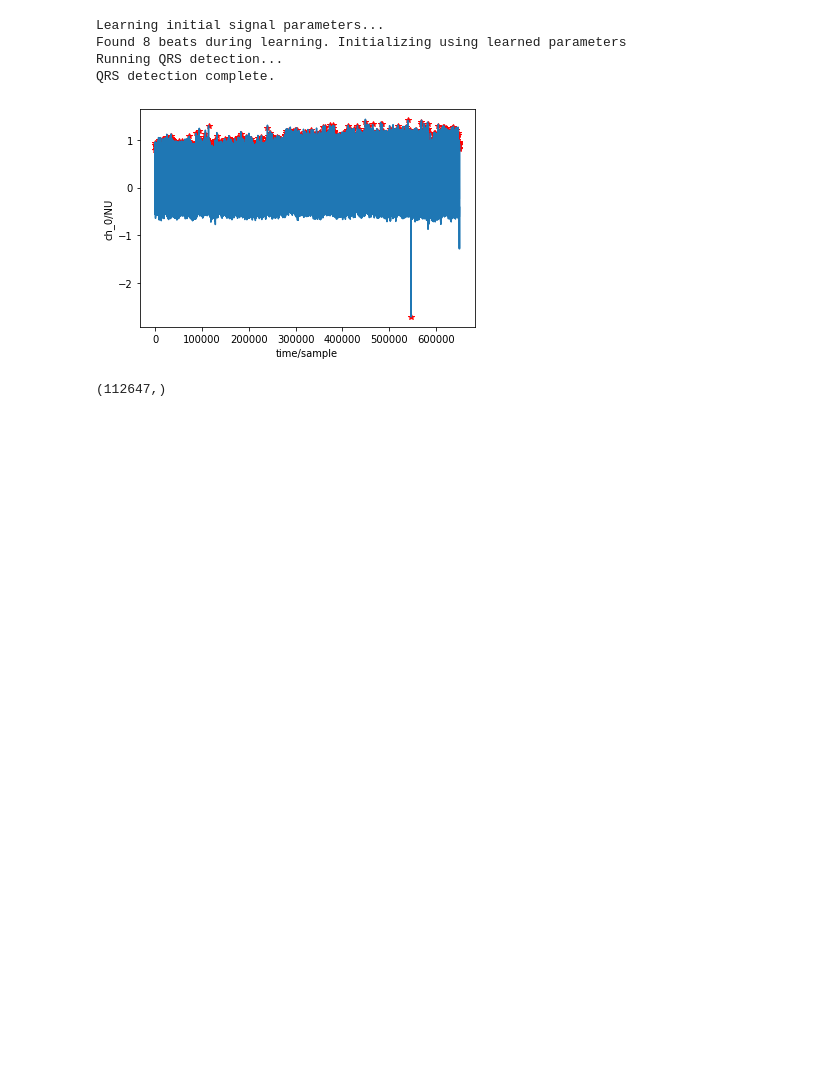
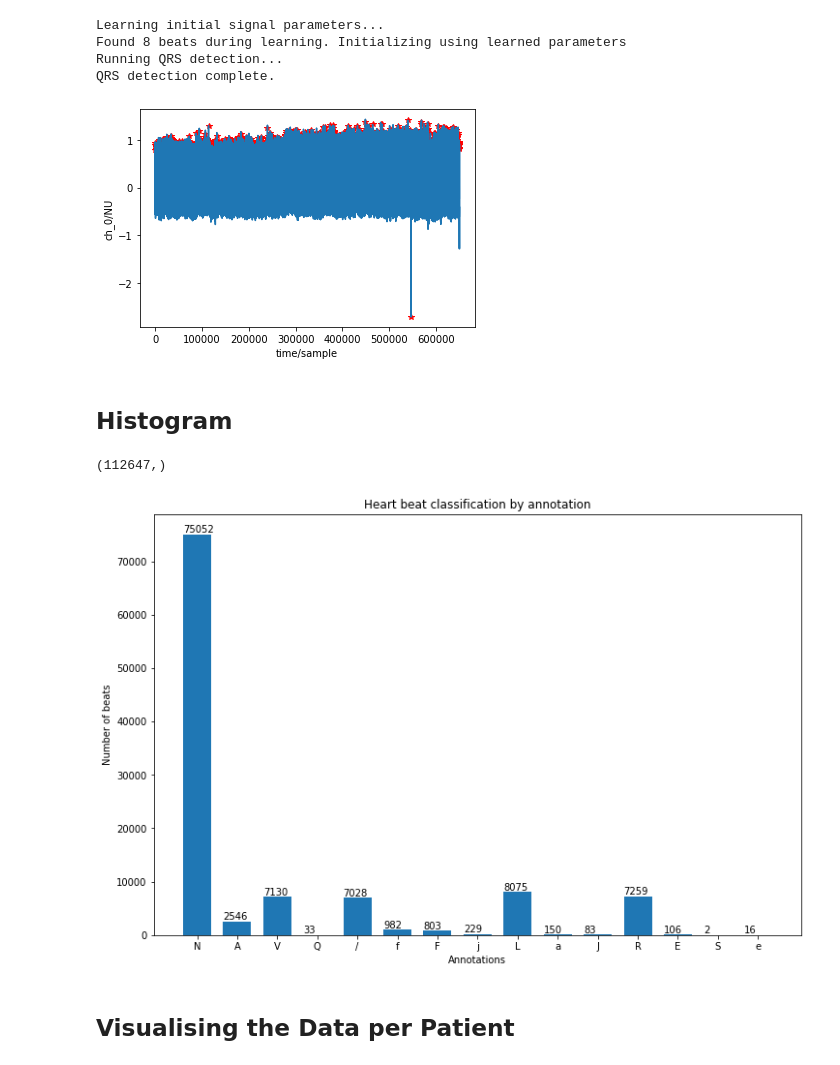
Before and after one commit to ruchiraravishankar/lvl4-hons-project, a Jupyter notebook: MIT-BIH Data Visualisation.ipynb, the cells around one changed output. Cells and saved outputs as stored; diff of their text form; code cells hidden in the pictures; blank space fills up the shorter version.

Commit message:
Data is visualised and segmented into individual beats

```diff
--- a/MIT-BIH Data Visualisation.ipynb
+++ b/MIT-BIH Data Visualisation.ipynb
@@ -85,36 +72,77 @@ QRS detection complete.
 # comparitor = processing.compare_annotations(ann_ref.sample[1:], xqrs.qrs_inds, int(0.1 * fields['fs']), sig[:,0])
 # comparitor.print_summary()
 # comparitor.plot()
+# %%
+
+def get_data(path):
+    file_path = glob(path)
+    files = [i[:-4] for i in file_path]
+    files.sort()
+    return files
+# %% [markdown]
+## Histogram
 # %%
+
+# print(len(get_data()))
 path = '/Users/ruchira/Documents/lvl_4_project/lvl4-hons-project/mit-bih-arrhythmia-database-1.0.0/*.atr'
-def get_data():
-    file_path = glob(path)
-    files = [i[:-4] for i in file_path]
-    files.sort()
-    return files
-# print(len(get_data()))
+file_list = get_data(path)
+
 ann_list = []
-file_list = get_data()
 for i in range(len(file_list)): #going through each of the 48 files...
     data_file = file_list[i] #one file of the 48
     record = wfdb.rdsamp(data_file)  #returns an array of the sample
     ann_ref = wfdb.rdann(data_file, 'atr') #reading annotations in the file
     ann_list.extend(ann_ref.symbol)
 
 ann_array = np.array(ann_list)
 print(ann_array.shape)
+# annp = wfdb.rdann(file_list[7], 'atr')
+# print(len(annp.symbol))
+# print(annp.label_store)
+
+
+
+actual_beats = ['N','L','R','B','A','a','J','S','V','r',
+             'F','e','j','n','E','/','f','Q','?']
+
+ann_dict = {}
+
 for i in ann_array:
-    if i == 'N' # do the in1d thing here to store each type in one array each.
-                # then plot a histogram using the different arrays?
-                # or use count variables for the histogram?
+    ann_dict[i] = ann_dict.get(i,0)+1
+
+ann_dict = {k:v for k,v in ann_dict.items() if k in actual_beats}
+
+
+plt.figure(figsize=(12,8))
+
+xlocs, xlabs = plt.xticks()
+
+bars = plt.bar(list(ann_dict.keys()), ann_dict.values(), width=.7)
+plt.title("Heart beat classification by annotation")
+xlocs = [i for i in ann_dict.keys()]
+ylabs = [i for i in ann_dict.values()]
+
+plt.xlabel("Annotations")
+plt.ylabel("Number of beats")
+
+for bar in bars:
+    yval = bar.get_height()
+    plt.text(bar.get_x(), yval + 300, yval)
+
+# xlocs = [i/2 for i in range(len(ann_dict.keys()))]
+# for i, v in enumerate(ann_dict.values()):
+#     plt.text((xlocs[i] - 0.25, v + 0.01, str(v)))
 
 # print(np.array(ann_ref.symbol).shape)
 # print(record[1].get('fs'))
 # print(record[0].shape)
 # print(len(ann_ref.num)) #prints number of annotations (no of beats)
-#num is the labelled annotation number for each annotation
+# # num is the labelled annotation number for each annotation
 # print(ann_ref.symbol)
 # %% [output]
 (112647,)
+[figure, added]
+# %% [markdown]
+## Visualising the Data per Patient
 # %%
 #Visualising the data
```
Also changed, not shown: parts of 8 cells of this notebook, 7 other files.
